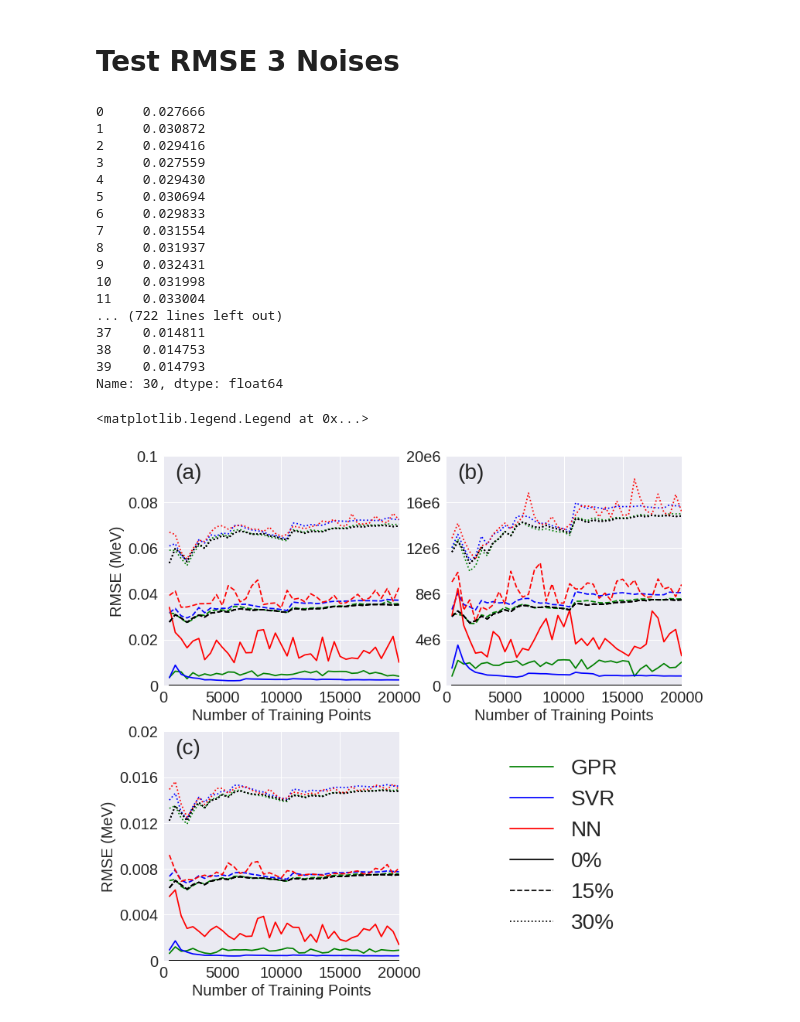
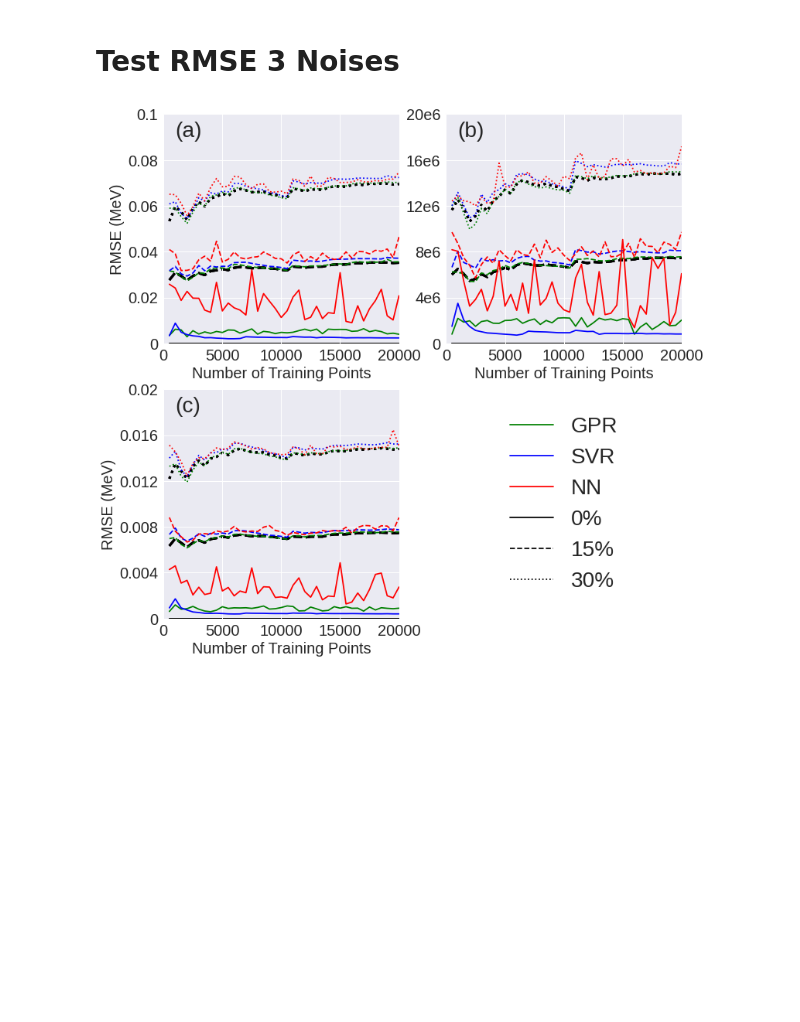
Before and after one commit to adi-devv/desai-fuchs-ml-v2, a Jupyter notebook: training/Comparisons.ipynb, the cells around one changed output. Drawn from its saved outputs; the diff is of its cells as text; code cells hidden in the pictures; blank space fills up the shorter version.

```diff
--- a/training/Comparisons.ipynb
+++ b/training/Comparisons.ipynb
@@ -135,17 +152,20 @@ AttributeError: 'numpy.ndarray' object has no attribute 'plot'
 point_idx = 3
 foo = ['(a)', '(b)', '(c)']
 print(train_points[point_idx])
-ylims = [0.08, 16e6, 0.016]
-yticks_arr = [[0, 0.02, 0.04, 0.06, 0.08], ['0', '4e6', '8e6', '12e6', '16e6'], [0, 4e-3, 8e-3, 12e-3, 16e-3]]
+ylims = [0.06, 13e6, 0.013]
+yticks_arr = [[0, '0.015', '0.030', '0.045', '0.060'], ['0', '3.3e6', '7.5e6', '9.8e6', '13e6'], [0, '3.3e-3', '7.5e-3', '9.8e-3', '13e-3']]
 fig, ax = plt.subplots(nrows=2, ncols = 2, figsize=(12, 12))
 for k, energy in enumerate(energies_abbrev):
     idx1 = 0 if k < 2 else 1
     idx2 = 1 if k==1 else 0
+    y3 = np.sqrt(base_mse_dfs[k].iloc[point_idx])
+    ax[idx1, idx2].plot(noises, y3, c='k', linestyle = modelLineStyles[0], marker='', linewidth=3)
     for i, model in enumerate(models):
         y1 = [np.sqrt(dfs[i, j][f'test_mse_noisy_{energy}'][point_idx]) for j in range(7)]
         y2 = [np.sqrt(dfs[i, j][f'test_mse_exact_{energy}'][point_idx]) for j in range(7)]
         ax[idx1, idx2].plot(noises, y1, c=colors[i], linestyle = modelLineStyles[0], label=model.upper(), marker='o')
         ax[idx1, idx2].plot(noises, y2, c=colors[i], linestyle = modelLineStyles[1])
+
     #ax[k].legend(fontsize=20, loc='upper left')
     ax[idx1, idx2].set_xlim([0, 30])
     ax[idx1, idx2].set_xlabel('Noise Level (%)', fontsize=tick_font)
@@ -161,15 +181,14 @@ ax[1, 0].set_ylabel('RMSE (MeV)', fontsize=tick_font)
 
 # Create Line2D instances for the legend
 solid_line = mlines.Line2D([], [], color='black', linestyle='-', label='Noisy')
-dashed_line = mlines.Line2D([], [], color='black', linestyle='--', label='Exact')
+dashed_line = mlines.Line2D([], [], color='black', linestyle='--', label='Noiseless')
 
 # Add the custom legend to the subplot
 ax[1, 1].axis('off')
 handles, labels = ax[0,0].get_legend_handles_labels()  # Get the handles and labels from the first subplot
 handles = handles + [solid_line, dashed_line]
-labels = labels + ['Noisy', 'Exact']
+labels = labels + ['Noisy', 'Noiseless']
 ax[1, 1].legend(handles, labels, loc='center', fontsize = label_font)
-# ax[0].set_title(f'points = {train_points[point_idx]}', fontsize=label_font)
-# fig.savefig('plots/test_mse_points=' + str(round(train_points[point_idx]/1000, 1)) + 'k.png')
+fig.savefig('plots/test_rmse_points=' + str(round(train_points[point_idx]/1000, 1)) + 'k.jpeg', dpi=300, bbox_inches='tight')
 # %% [output]
 2000
@@ -213,58 +231,41 @@ for k, energy in enumerate(energies_abbrev):
                 #y1 = np.sqrt(dfs[i, j][f'train_mse_{energy}'])
                 y1 = np.sqrt(dfs[i, j][f'test_mse_noisy_{energy}'])
                 y2 = np.sqrt(base_mse_dfs[k][str(noises[j])])
+                ax[idx1, idx2].plot(train_points, y2, c='k', linestyle = modelLineStyles[map[j]], linewidth=3, zorder=-2)
                 ax[idx1, idx2].plot(train_points, y1, c=colors[i], linestyle = modelLineStyles[map[j]], label=model.upper())
-                ax[idx1, idx2].plot(train_points, y2, c='k', linestyle = modelLineStyles[map[j]])
             elif noise == 15 or noise == 30:
                 y1 = np.sqrt(dfs[i, j][f'test_mse_noisy_{energy}'])
                 y2 = np.sqrt(base_mse_dfs[k][str(noises[j])])
-                print(y2)
+                #print(y2)
+                ax[idx1, idx2].plot(train_points, y2, c='k', linestyle = modelLineStyles[map[j]], linewidth=3, zorder=-2)
                 ax[idx1, idx2].plot(train_points, y1, c=colors[i], linestyle = modelLineStyles[map[j]])
-                ax[idx1, idx2].plot(train_points, y2, c='k', linestyle = modelLineStyles[map[j]])
+
 
     ax[idx1, idx2].set_xticks([0, 5000, 10000, 15000, 20000])
     ax[idx1, idx2].set_xticklabels([0, 5000, 10000, 15000, 20000], fontsize=tick_font)
     ax[idx1, idx2].set_xlim([0, 20000])
     ax[idx1, idx2].set_xlabel('Number of Training Points', fontsize=tick_font)
     ax[idx1, idx2].set_yticks(np.linspace(0, ylims[k], 6))
     ax[idx1, idx2].set_yticklabels(yticks_arr[k],fontsize=tick_font)
     ax[idx1, idx2].set_ylim([0, ylims[k]])
     ax[idx1, idx2].text(1000, ylims[k]*.9, foo[k], fontsize=label_font)
 ax[0, 0].set_ylabel('RMSE (MeV)', fontsize=tick_font)
 ax[1, 0].set_ylabel('RMSE (MeV)', fontsize=tick_font)
 
 # Create Line2D instances for the legend
 solid_line = mlines.Line2D([], [], color='black', linestyle='-', label='0%')
 dashed_line = mlines.Line2D([], [], color='black', linestyle='--', label='15%')
 dotted_line = mlines.Line2D([], [], color='black', linestyle=':', label='30%')
 
 # Add the custom legend to the subplot
 ax[1, 1].legend(handles=[solid_line, dashed_line, dotted_line], loc='center', fontsize=label_font)
 ax[1, 1].axis('off')
 handles, labels = ax[0,0].get_legend_handles_labels()  # Get the handles and labels from the first subplot
 handles = handles + [solid_line, dashed_line, dotted_line]
 labels = labels + ['0%', '15%', '30%']
 ax[1, 1].legend(handles, labels, loc='center', fontsize = label_font)
     #fig.savefig('plots/test_rmse_3levels_{}'.format(energies_abbrev[k]))
 #ax[0].set_title(f'points = {train_points[point_idx]}', fontsize=label_font)
-#fig.savefig('plots/test_rmse_3levels.png')
+fig.savefig('plots/test_rmse_3levels.jpeg', dpi=300, bbox_inches='tight')
 # %% [output]
-0     0.027666
-1     0.030872
-2     0.029416
-3     0.027559
-4     0.029430
-5     0.030694
-6     0.029833
-7     0.031554
-8     0.031937
-9     0.032431
-10    0.031998
-11    0.033004
-... (722 lines left out)
-37    0.014811
-38    0.014753
-39    0.014793
-Name: 30, dtype: float64
-<matplotlib.legend.Legend at 0x...>
-[figure, old version]
+[figure, new version]
```
Also changed, not shown: parts of 5 cells of this notebook, 49 other files.
